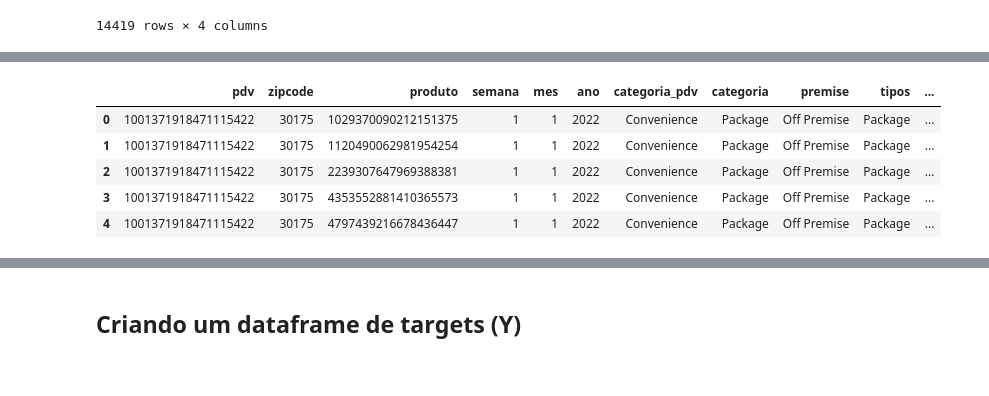
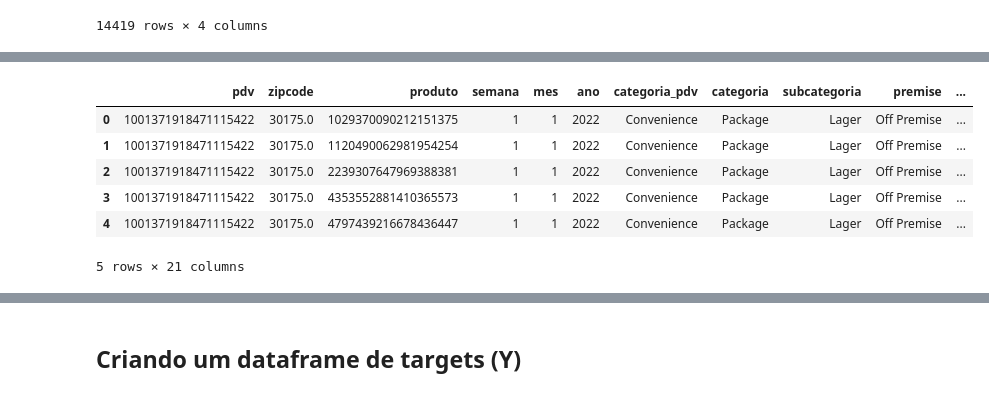
Before and after one commit to VictorBauler/Hackathon_Big_Data_2025, a Jupyter notebook: notebooks/eda.ipynb, the cells around one changed output, grey strips where cells are left out. Cells and saved outputs as stored; diff of their text form; code cells hidden in the pictures.

Commit message:
Update eda notebook with new data (corrected prod_df)

```diff
--- a/notebooks/eda.ipynb
+++ b/notebooks/eda.ipynb
@@ -51,13 +52,13 @@ df_cadastro_pdv = pd.read_parquet(cadastro_pdv_path)
 # %%
-if pre_separated_data:
-    all_dfs = []
-    for i in range(10):
-        df3 = pd.read_parquet(
-            cadastro_prod_path.strip(".snappy.parquet") + f"_part_{i + 1}.parquet"
-        )
-        all_dfs.append(df3)
-    df_cadastro_prod = pd.concat(all_dfs, ignore_index=True)
-    del all_dfs
+#if pre_separated_data:
+#    all_dfs = []
+#    for i in range(10):
+#        df3 = pd.read_parquet(
+#            cadastro_prod_path.strip(".snappy.parquet") + f"_part_{i + 1}.parquet"
+#        )
+#        all_dfs.append(df3)
+#    df_cadastro_prod = pd.concat(all_dfs, ignore_index=True)
+#    del all_dfs
 # %%
 df_transacoes.shape, df_cadastro_pdv.shape, df_cadastro_prod.shape
 # %% [output]
@@ -375,7 +341,7 @@ df_cadastro_prod.drop_duplicates().shape
 # %% [markdown]
 ## Salvando o dataframe de cadastro filtrado pelo id do produto
 # %%
-df_cadastro_prod = df_cadastro_prod.drop_duplicates(subset=["produto"])
+#df_cadastro_prod = df_cadastro_prod.drop_duplicates(subset=["produto"])
 #df_cadastro_prod.to_parquet(
 #    "/data/challenges/hackathon_bigdata_2025/processed_data/cadastro_produtos.parquet",
 #    index=False,
@@ -383,7 +349,7 @@ df_cadastro_prod = df_cadastro_prod.drop_duplicates(subset=["produto"])
 # %% [markdown]
 ## Lendo o novo dataframe de cadastro de produtos pré-processado e unindo-o com os outros:
 # %%
-df_cadastro_prod = pd.read_parquet("/data/challenges/hackathon_bigdata_2025/processed_data/cadastro_produtos.parquet")
+#df_cadastro_prod = pd.read_parquet("/data/challenges/hackathon_bigdata_2025/processed_data/cadastro_produtos.parquet")
 # %%
 df_cadastro_pdv
 # %% [output]
@@ -428,6 +394,6 @@ df_transacoes_grouped
 # %%
 full_df = df_transacoes_grouped.merge(
-    df_cadastro_prod, on="produto", how="inner"
+    df_cadastro_prod, on="produto", how="left"
 )
 # %%
 full_df.drop(columns=["internal_store_id", "internal_product_id"], errors="ignore", inplace=True)
@@ -442,15 +409,16 @@ full_df.head()
 # %%
-cols = ['pdv', 'zipcode', 'produto', 'semana', 'mes', 'ano', 'categoria_pdv', 'categoria', 'premise', 'tipos', 'label', 'marca', 'fabricante', 'descricao',
+cols = ['pdv', 'zipcode', 'produto', 'semana', 'mes', 'ano', 'categoria_pdv', 'categoria', 'subcategoria','premise', 'tipos', 'label', 'marca', 'fabricante', 'descricao',
        'gross_value', 'net_value', 'gross_profit', 'discount', 'taxes', 'quantidade']
 full_df = full_df[cols]
 full_df.head()
 # %% [output]
-|  | pdv | zipcode | produto | semana | mes | ano | categoria_pdv | categoria | premise | tipos | ... |
-| 0 | 1001371918471115422 | 30175 | 1029370090212151375 | 1 | 1 | 2022 | Convenience | Package | Off Premise | Package | ... |
-| 1 | 1001371918471115422 | 30175 | 1120490062981954254 | 1 | 1 | 2022 | Convenience | Package | Off Premise | Package | ... |
-| 2 | 1001371918471115422 | 30175 | 2239307647969388381 | 1 | 1 | 2022 | Convenience | Package | Off Premise | Package | ... |
-| 3 | 1001371918471115422 | 30175 | 4353552881410365573 | 1 | 1 | 2022 | Convenience | Package | Off Premise | Package | ... |
-| 4 | 1001371918471115422 | 30175 | 4797439216678436447 | 1 | 1 | 2022 | Convenience | Package | Off Premise | Package | ... |
+|  | pdv | zipcode | produto | semana | mes | ano | categoria_pdv | categoria | subcategoria | premise | ... |
+| 0 | 1001371918471115422 | 30175.0 | 1029370090212151375 | 1 | 1 | 2022 | Convenience | Package | Lager | Off Premise | ... |
+| 1 | 1001371918471115422 | 30175.0 | 1120490062981954254 | 1 | 1 | 2022 | Convenience | Package | Lager | Off Premise | ... |
+| 2 | 1001371918471115422 | 30175.0 | 2239307647969388381 | 1 | 1 | 2022 | Convenience | Package | Lager | Off Premise | ... |
+| 3 | 1001371918471115422 | 30175.0 | 4353552881410365573 | 1 | 1 | 2022 | Convenience | Package | Lager | Off Premise | ... |
+| 4 | 1001371918471115422 | 30175.0 | 4797439216678436447 | 1 | 1 | 2022 | Convenience | Package | Lager | Off Premise | ... |
+5 rows × 21 columns
 # %%
 full_df.isna().sum()
 # %% [output]
```
Also changed, not shown: parts of 23 cells of this notebook, 1 other file.
